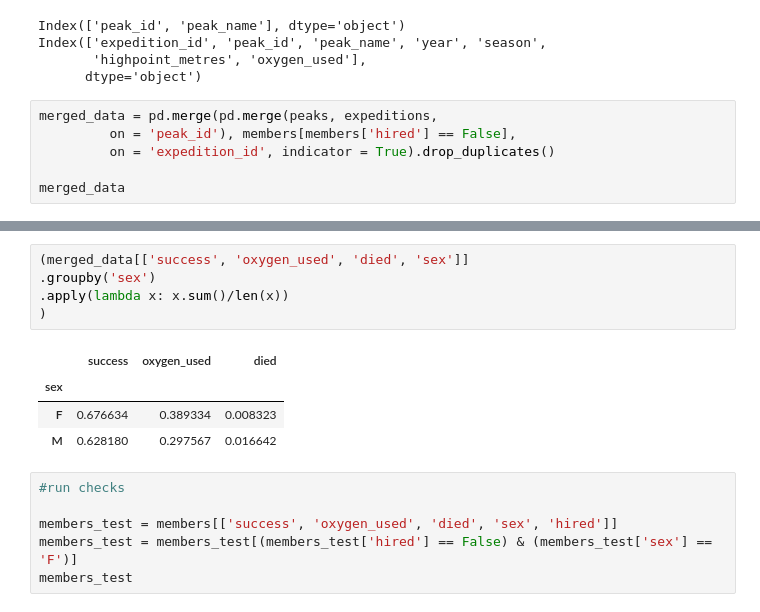
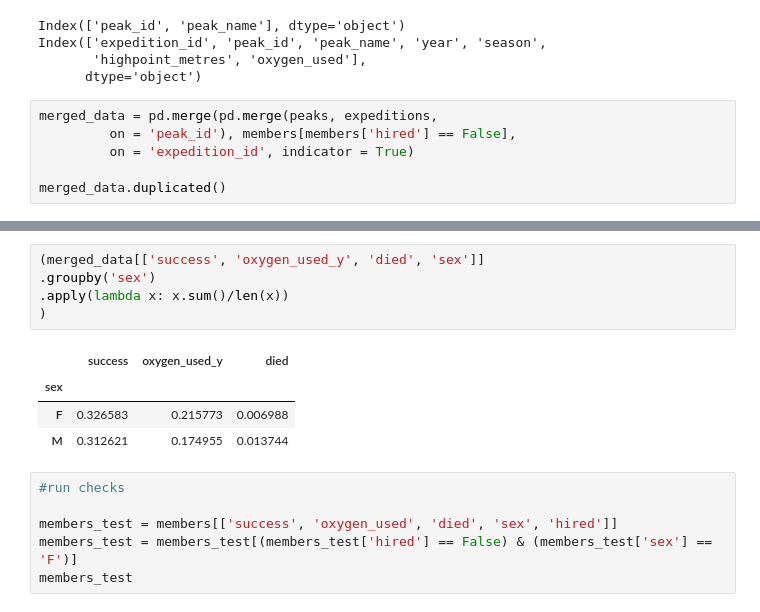
Before and after one commit to QMSS-G5072-2022/Rudoff_Jackson, a Jupyter notebook: hw02/HW2 - Jackson_Rudoff.ipynb, the cells around one changed output, grey strips where cells are left out. Saved outputs shown, nothing was run; the diff lists cells and outputs as text.

```diff
--- a/hw02/HW2 - Jackson_Rudoff.ipynb
+++ b/hw02/HW2 - Jackson_Rudoff.ipynb
@@ -88,7 +88,7 @@ Index(['expedition_id', 'peak_id', 'peak_name', 'year', 'season',
 # %%
 merged_data = pd.merge(pd.merge(peaks, expeditions,
          on = 'peak_id'), members[members['hired'] == False],
-         on = 'expedition_id', indicator = True).drop_duplicates()
+         on = 'expedition_id', indicator = True)
 
-merged_data
+merged_data.duplicated()
 # %% [output]
@@ -114,15 +105,15 @@ first_female
 | 57800 | Tengkoma | 6215 | 1949 |
 | 58228 | Dzanye | 6581 | 1949 |
 # %%
-(merged_data[['success', 'oxygen_used', 'died', 'sex']]
+(merged_data[['success', 'oxygen_used_y', 'died', 'sex']]
 .groupby('sex')
 .apply(lambda x: x.sum()/len(x))
 )
 # %% [output]
-|  | success | oxygen_used | died |
+|  | success | oxygen_used_y | died |
 | sex |  |  |  |
-| F | 0.676634 | 0.389334 | 0.008323 |
-| M | 0.628180 | 0.297567 | 0.016642 |
+| F | 0.326583 | 0.215773 | 0.006988 |
+| M | 0.312621 | 0.174955 | 0.013744 |
 # %%
 #run checks
 
```
Also changed, not shown: parts of 13 cells of this notebook.
